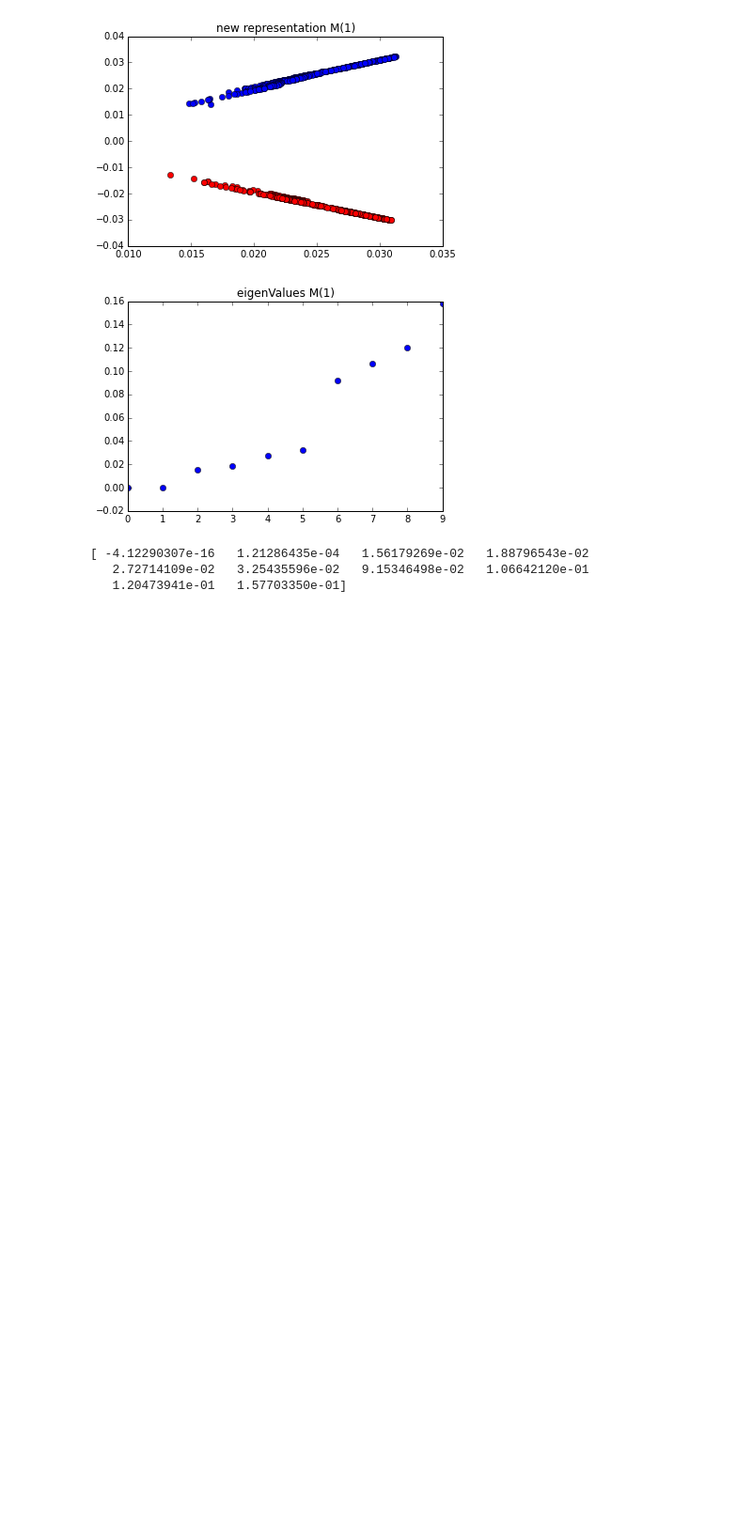
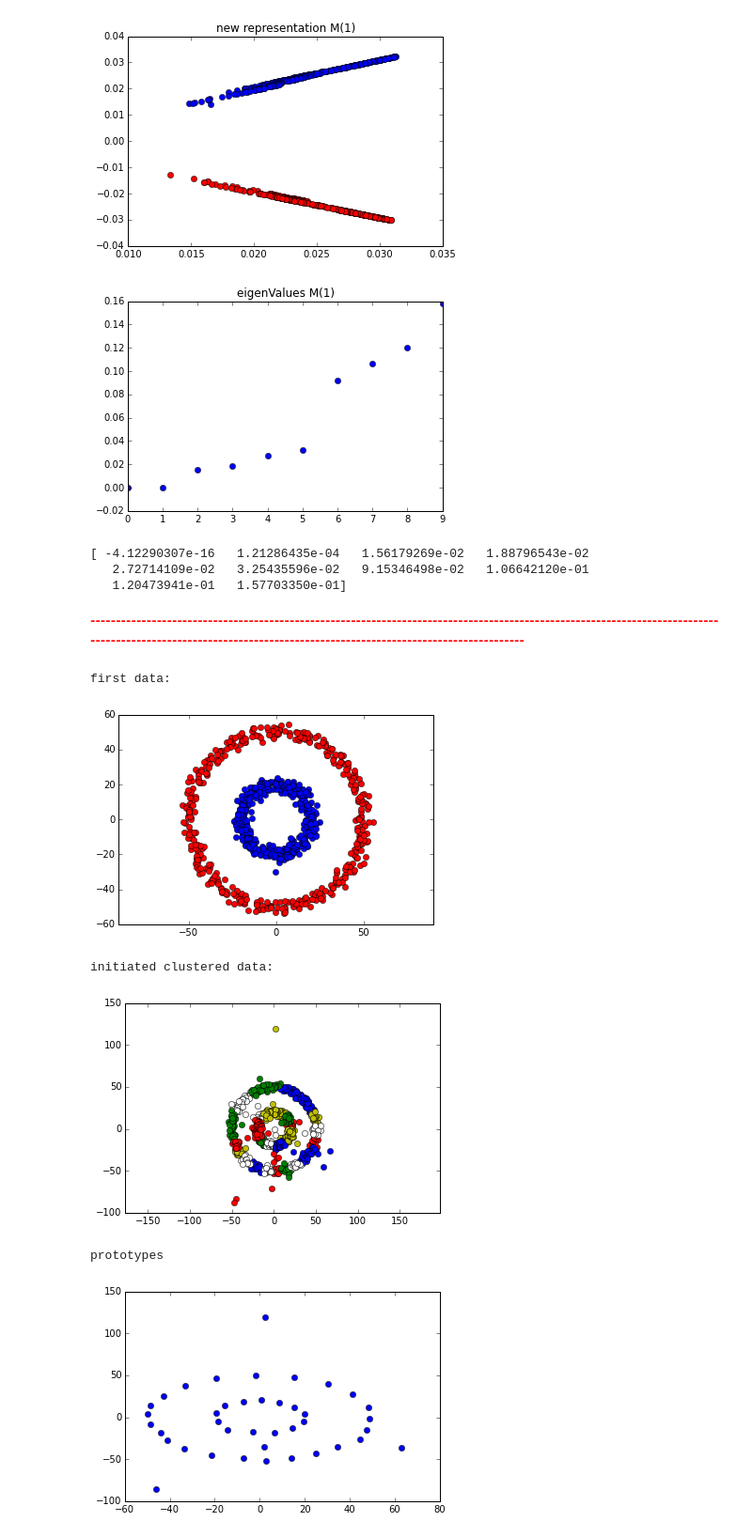
Before and after one commit to babakahmadi/Thesis, a Jupyter notebook: implementation/Bipartite - Prototyping.ipynb, the cells around one changed output. Shown: that part at 94% size. Cells and saved outputs as stored; diff of their text form; code cells hidden in the pictures; blank space fills up the shorter version.

Commit message:
update unsupervised with outlier

```diff
--- a/implementation/Bipartite - Prototyping.ipynb
+++ b/implementation/Bipartite - Prototyping.ipynb
@@ -403,3 +420,5 @@ eigPlot(eigenValues[:numS],eigenVectors[:numS,:],label,'M(1)')
 [ -4.12290307e-16   1.21286435e-04   1.56179269e-02   1.88796543e-02
    2.72714109e-02   3.25435596e-02   9.15346498e-02   1.06642120e-01
    1.20473941e-01   1.57703350e-01]
+# %% [markdown]
+<b style="color:red">----------------------------------------------------------------------------------------------------------------------------------------------------------------------------------------------------------------</b>
@@ -405,0 +519,25 @@ eigPlot(eigenValues[:numS],eigenVectors[:numS,:],label,'M(1)')
+# %%
+#prototyping
+numP = 40
+
+from sklearn.cluster import KMeans
+X,Y,label,name = generateTwoDisksOutlier()
+print 'first data:'
+plotData(X,Y,label,name)
+
+dataset = np.array([X, Y]).T
+centers = Prototyping(dataset,numP)
+
+print 'prototypes'
+plt.plot(centers[:,0],centers[:,1],'bo')
+
+
+numS = dataset.shape[0]
+N = numS + numP
+# %% [output]
+first data:
+[figure, added]
+initiated clustered data:
+[figure, added]
+prototypes
+[figure, added]
```
Also changed, not shown: parts of 10 cells of this notebook, 7 other files.
